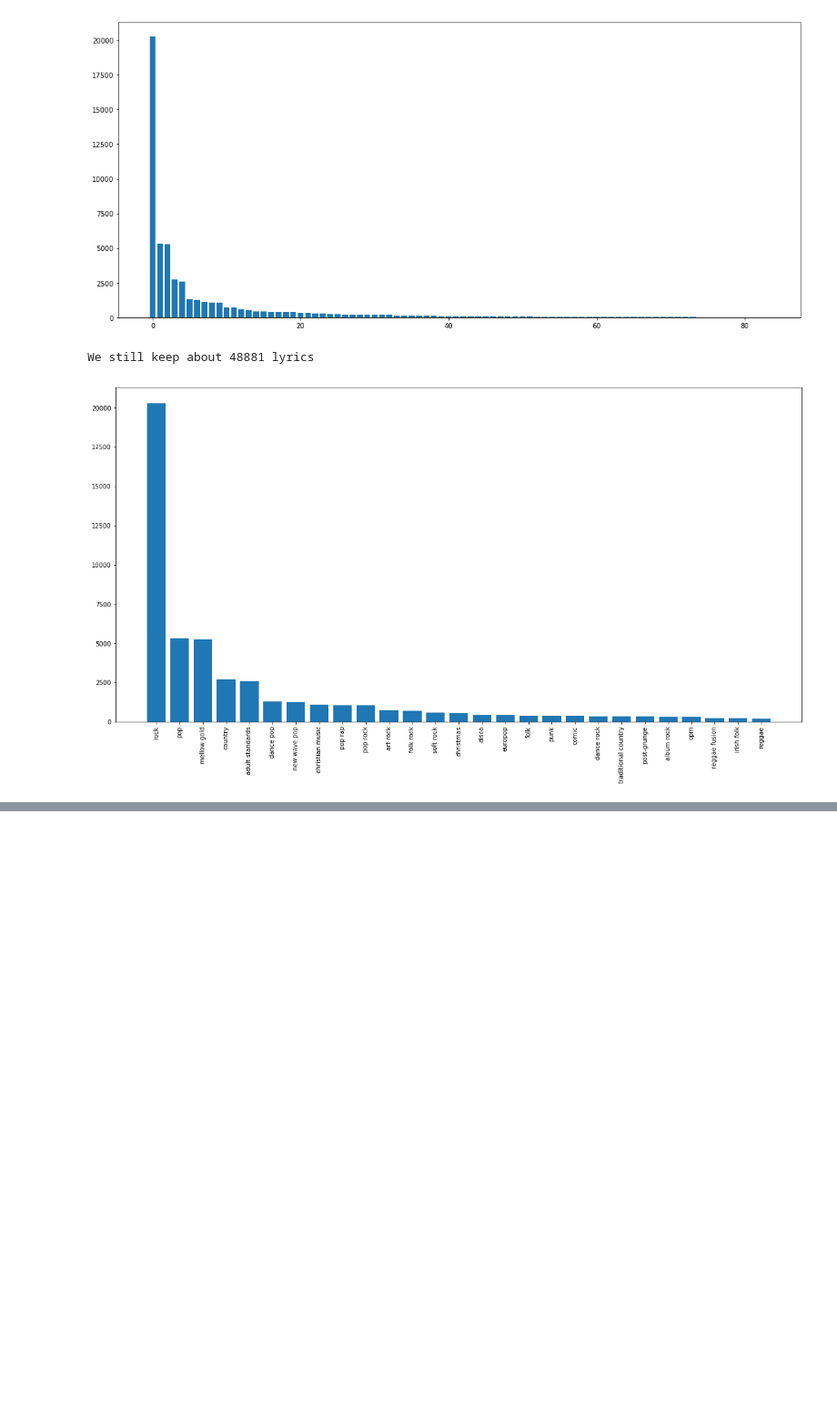
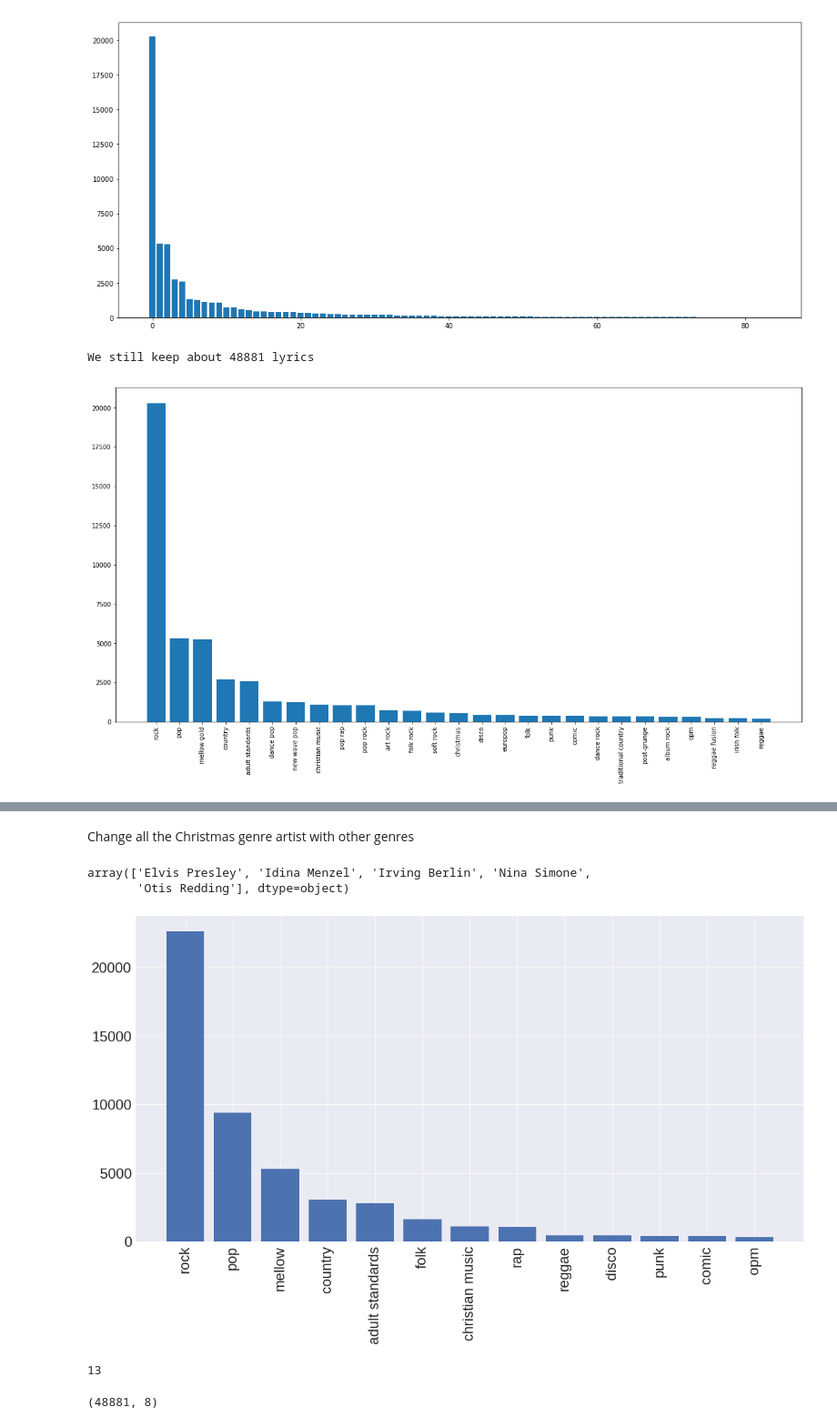
Before and after one commit to ahc72/NLP-Project, a Jupyter notebook: Analysis and Prediction Model.ipynb, the cells around one changed output, grey strips where cells are left out. Shown at 91% size. Drawn from its saved outputs; the diff is of its cells as text; code cells hidden in the pictures; blank space fills up the shorter version.

```diff
--- a/Analysis and Prediction Model.ipynb
+++ b/Analysis and Prediction Model.ipynb
@@ -146,0 +207,32 @@ history = model.fit(X_train, y_train,
+# %%
+songs['genre']= songs['genre'].replace('reggae fusion','reggae')
+songs['genre']= songs['genre'].replace('traditional country','country')
+# %%
+songs['genre']= songs['genre'].replace('mellow gold','mellow')
+songs['genre']= songs['genre'].replace('pop rap','rap')
+# %% [markdown]
+Change all the Christmas genre artist with other genres
+# %%
+np.unique(songs[songs['genre'] == 'christmas']['artist'])
+# %% [output]
+array(['Elvis Presley', 'Idina Menzel', 'Irving Berlin', 'Nina Simone',
+       'Otis Redding'], dtype=object)
+# %%
+songs.loc[songs['artist'] == 'Elvis Presley', 'genre'] = 'adult standards'
+songs.loc[songs['artist'] == 'Idina Menzel', 'genre'] = 'pop'
+songs.loc[songs['artist'] == 'Irving Berlin', 'genre'] = 'adult standards'
+songs.loc[songs['artist'] == 'Nina Simone', 'genre'] = 'folk'
+songs.loc[songs['artist'] == 'Otis Redding', 'genre'] = 'folk'
+# %%
+new_genres = dict(songs["genre"].value_counts())
+# %%
+y_pos = np.arange(len(list(new_genres)))
+y_pos
+plt.figure(figsize = (20,10))
+plt.bar(y_pos, list(new_genres.values()))
+plt.xticks(y_pos, list(new_genres.keys()))
+plt.xticks(rotation=90)
+plt.tick_params(labelsize = 24)
+plt.show()
+# %% [output]
+[figure, added]
@@ -146,0 +258,8 @@ history = model.fit(X_train, y_train,
+# %%
+len(np.unique(songs.genre_id))
+# %% [output]
+13
+# %%
+songs.shape
+# %% [output]
+(48881, 8)
```
Also changed, not shown: parts of 51 cells of this notebook.
